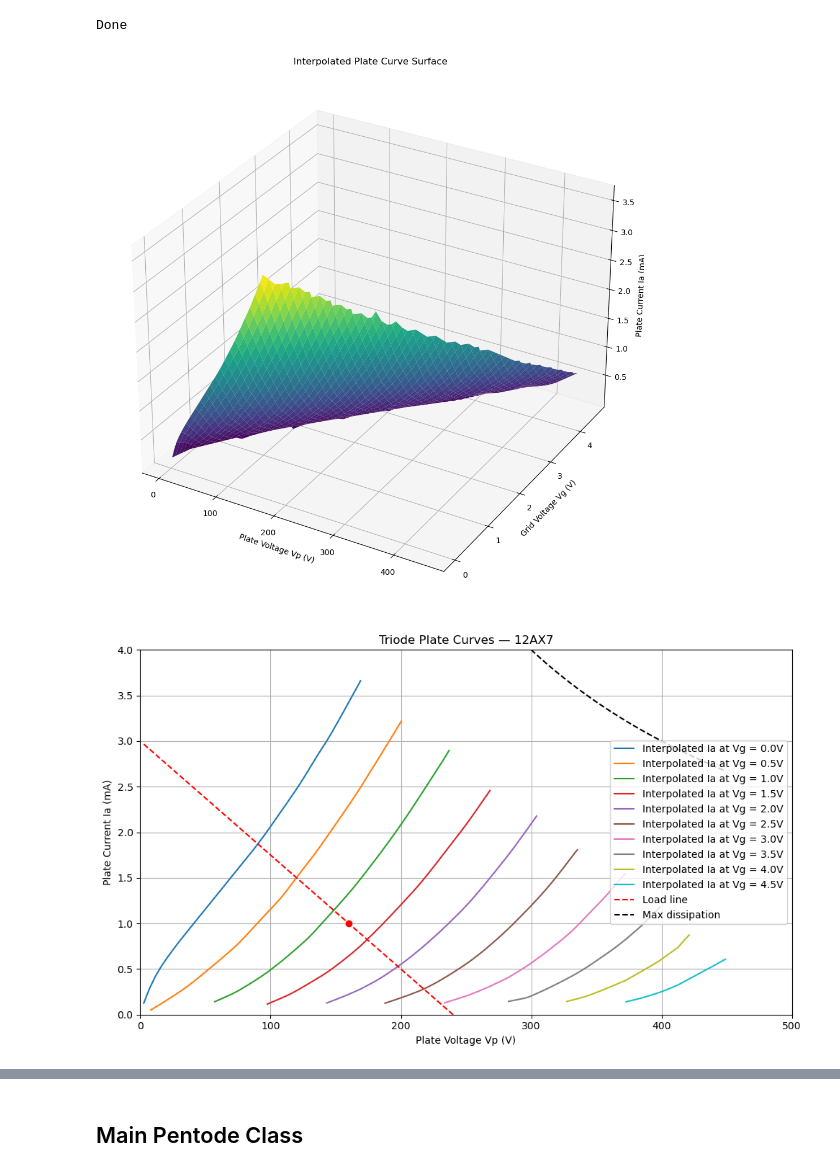
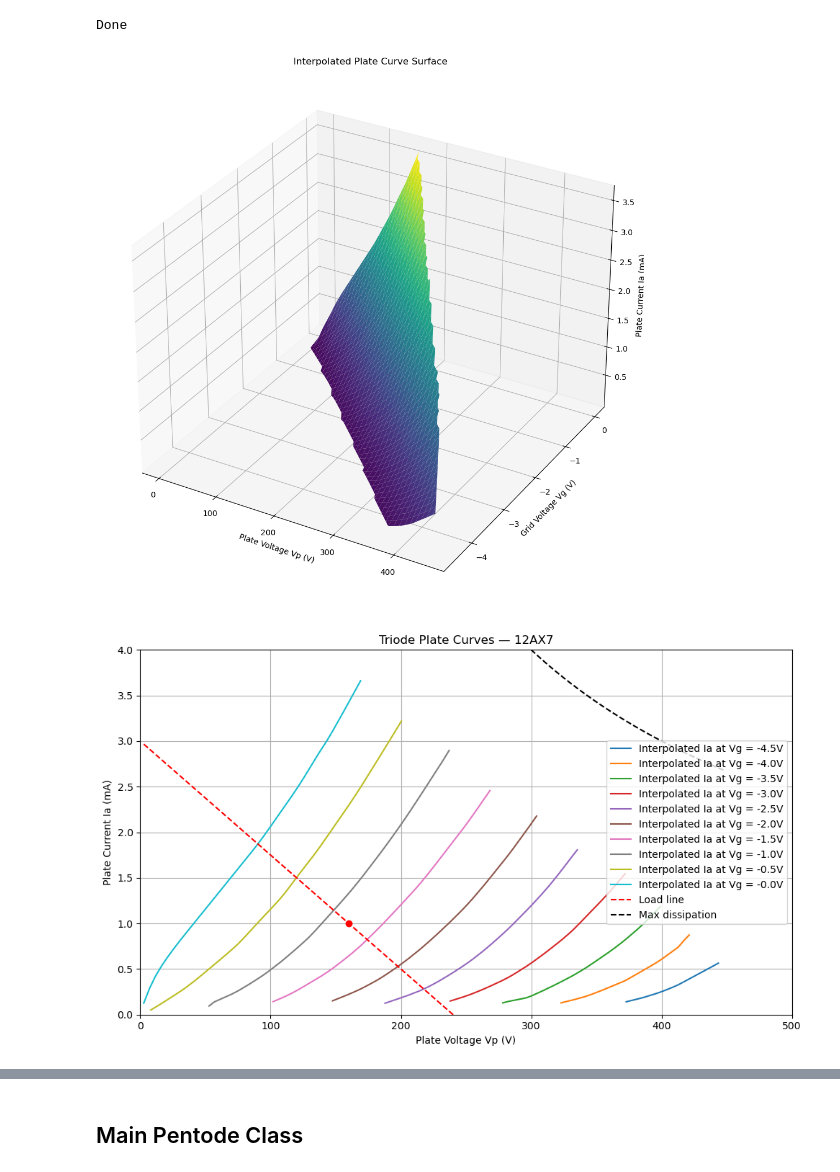
Before and after one commit to tiedyefreak22/Dual-Mono-Amp-Design, a Jupyter notebook: Triode_Pentode_Plate_Curves2.ipynb, the cells around one changed output, grey strips where cells are left out. Cells and saved outputs as stored; diff of their text form; code cells hidden in the pictures.

```diff
--- a/Triode_Pentode_Plate_Curves2.ipynb
+++ b/Triode_Pentode_Plate_Curves2.ipynb
@@ -3,11 +3,12 @@
 # %%
 import numpy as np
 import pickle
-from scipy.optimize import curve_fit, least_squares
+from scipy.optimize import curve_fit, least_squares, root_scalar
 import matplotlib.pyplot as plt
-from scipy.interpolate import griddata
-from scipy.interpolate import RBFInterpolator
+from matplotlib import animation
+from scipy.interpolate import griddata, RBFInterpolator, LinearNDInterpolator
 from mpl_toolkits.mplot3d import Axes3D
+import pandas as pd
 
 # Define Triode class
 class Triode:
@@ -15,7 +16,6 @@ class Triode:
         self.Vp_data = Vp_data
         self.Ia_data = Ia_data
         self.Vg_data = Vg_data
-        self.gamma = None
     def three_D_manifold(self):
         # Step 2: Create interpolation grid
         self.Vp_grid, self.Vg_grid = np.meshgrid(
@@ -84,9 +84,6 @@ class Triode:
         max_diss = 1.2 # Watts
         plt.plot(Vp_query, [max_diss * 1000 / i for i in Vp_query], label = "Max dissipation", color='black', linestyle='--')
 
-        # Plot voltage swing
-
-
         plt.xlabel('Plate Voltage Vp (V)')
         plt.ylabel('Plate Current Ia (mA)')
         plt.xlim([0, 500])
@@ -159,31 +156,31 @@ Done
 # %%
 # keys = grid voltages, values = (Vp, Ia) pairs
 with open("plate_curves.pkl", "rb") as f:
     data = pickle.load(f)
 
 # Step 1: Flatten into Vp, Vg, Ia arrays
 Vp_data = []
 Vg_data = []
 Ia_data = []
 
 for key, curve in data.items():
     Vg_val = float(key.replace("gv", ""))
     for Vp, Ia in curve:
         Vp_data.append(Vp)
-        Vg_data.append(Vg_val)
+        Vg_data.append(-Vg_val)
         Ia_data.append(Ia)
 
 Vp_data = np.array(Vp_data)
 Vg_data = np.array(Vg_data)
 Ia_data = np.array(Ia_data)
 
 triode = Triode(Vp_data, Ia_data, Vg_data)
 triode.three_D_manifold()
 triode.plot_three_D_manifold()
 triode.load_line(240, 1250, 1, 2, 80000) # plate_current in milliamps
 triode.plot_load_line()
 triode.ccs_load_line(150, 1, 2, 1000000)
 triode.plot_ccs_load_line()
 # %% [output]
-[figure, old version]
+[figure, new version]
-[figure, old version]
+[figure, new version]
```
Also changed, not shown: parts of 3 cells of this notebook, 2 other files.
